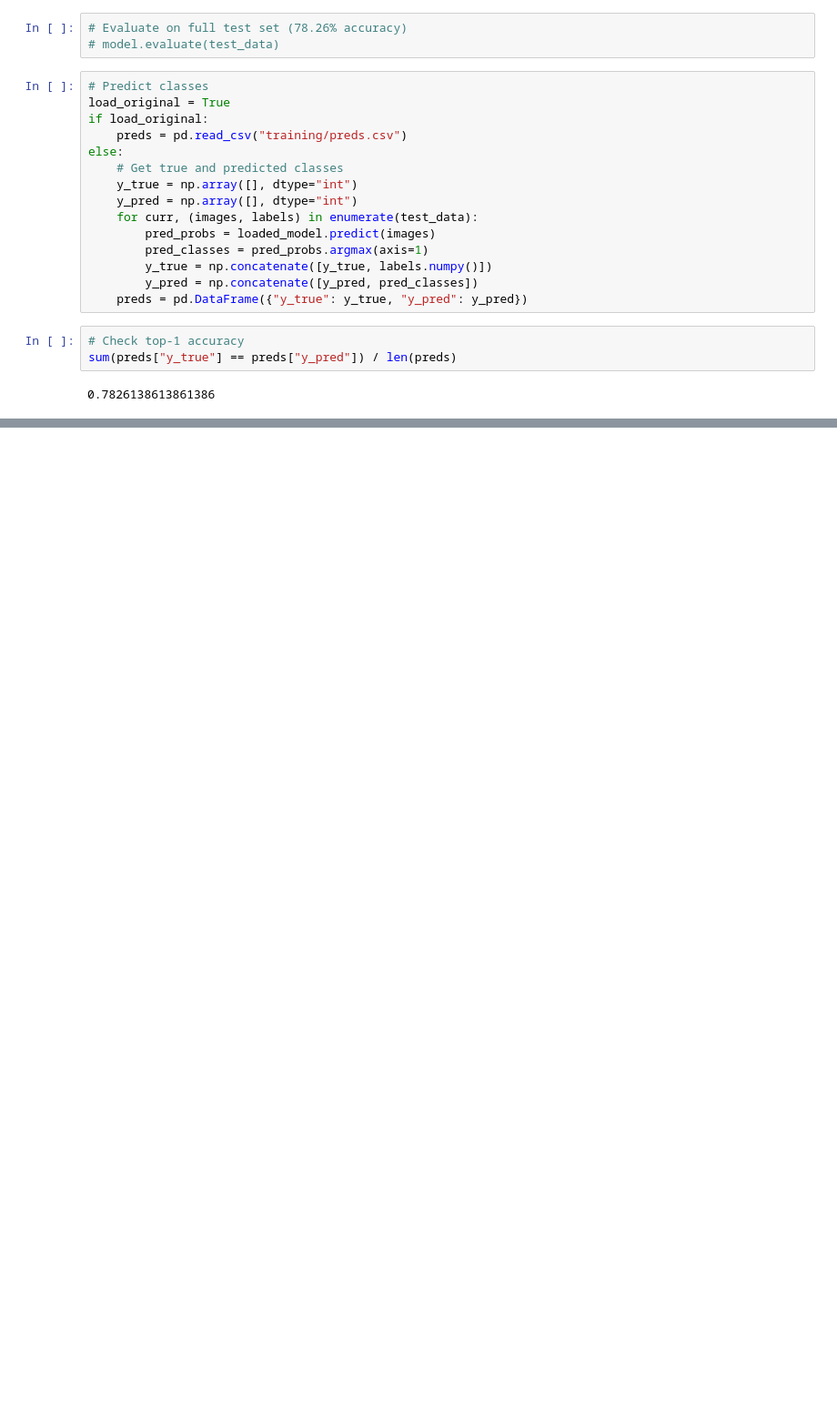
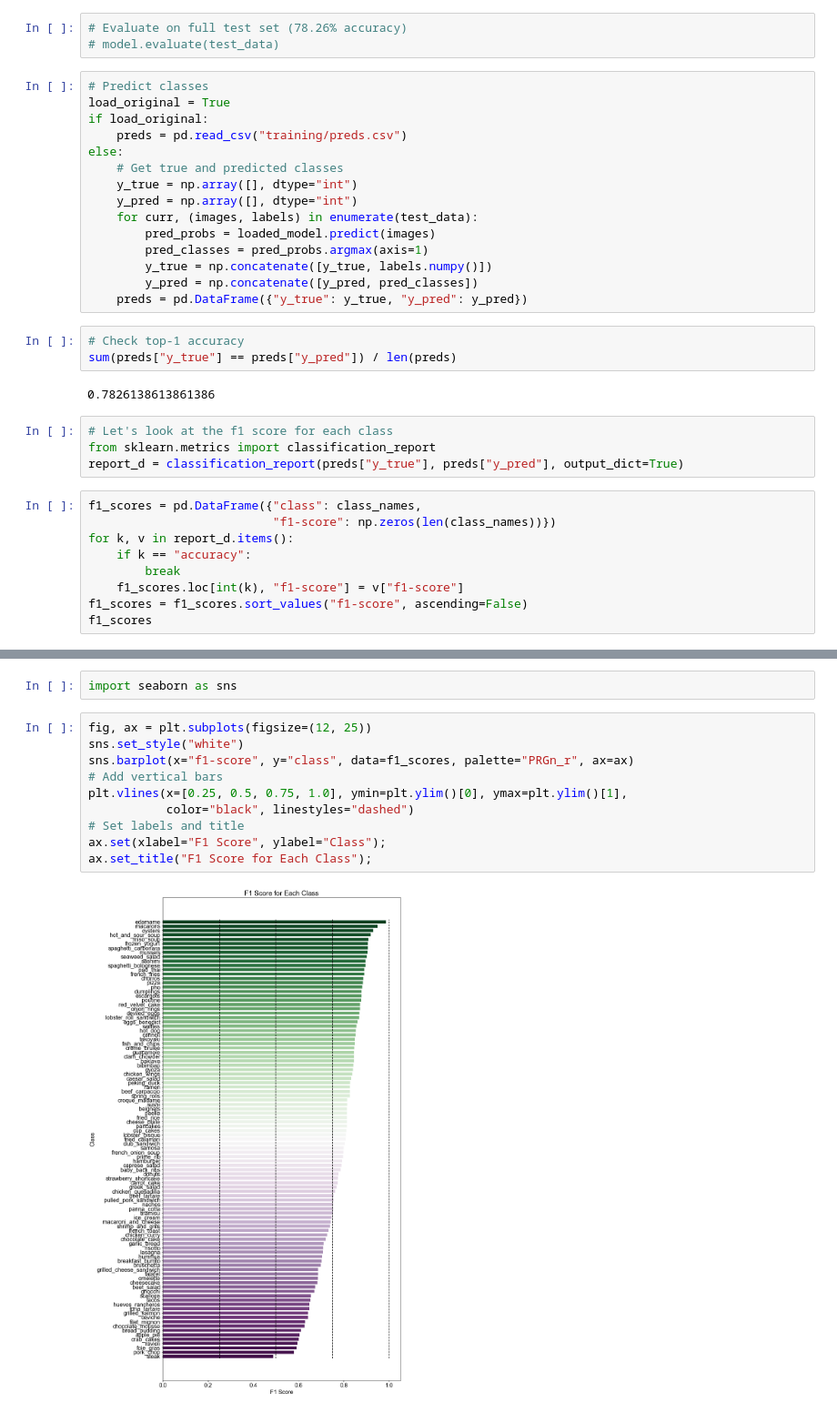
Before and after one commit to aandroni/food-vision, a Jupyter notebook: food_vision.ipynb, the cells around one changed output, grey strips where cells are left out. Shown at 91% size. Drawn from its saved outputs; the diff is of its cells as text; blank space fills up the shorter version.

Commit message:
Add f1 score figure.

```diff
--- a/food_vision.ipynb
+++ b/food_vision.ipynb
@@ -291,3 +291,16 @@ else:
 sum(preds["y_true"] == preds["y_pred"]) / len(preds)
 # %% [output]
 0.7826138613861386
+# %%
+# Let's look at the f1 score for each class
+from sklearn.metrics import classification_report
+report_d = classification_report(preds["y_true"], preds["y_pred"], output_dict=True)
+# %%
+f1_scores = pd.DataFrame({"class": class_names,
+                          "f1-score": np.zeros(len(class_names))})
+for k, v in report_d.items():
+    if k == "accuracy":
+        break
+    f1_scores.loc[int(k), "f1-score"] = v["f1-score"]
+f1_scores = f1_scores.sort_values("f1-score", ascending=False)
+f1_scores
@@ -293,0 +321,14 @@ sum(preds["y_true"] == preds["y_pred"]) / len(preds)
+# %%
+import seaborn as sns
+# %%
+fig, ax = plt.subplots(figsize=(12, 25))
+sns.set_style("white")
+sns.barplot(x="f1-score", y="class", data=f1_scores, palette="PRGn_r", ax=ax)
+# Add vertical bars
+plt.vlines(x=[0.25, 0.5, 0.75, 1.0], ymin=plt.ylim()[0], ymax=plt.ylim()[1],
+           color="black", linestyles="dashed")
+# Set labels and title
+ax.set(xlabel="F1 Score", ylabel="Class");
+ax.set_title("F1 Score for Each Class");
+# %% [output]
+[figure, added]
```
Also changed, not shown: parts of 3 cells of this notebook.
